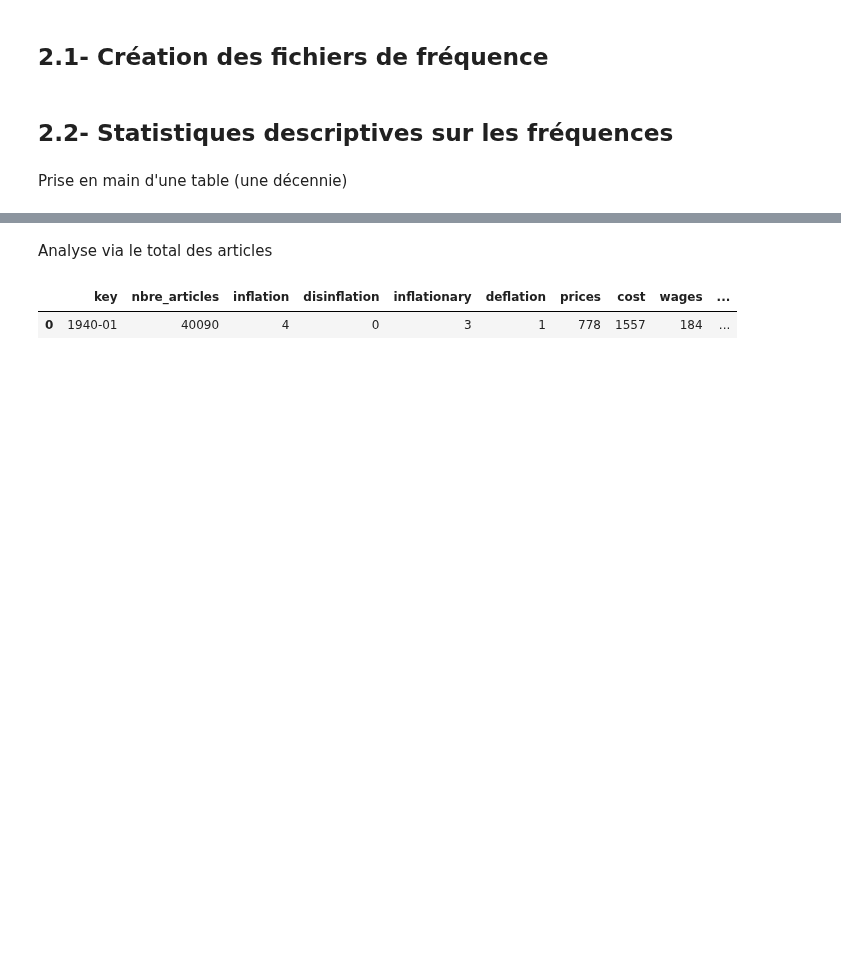
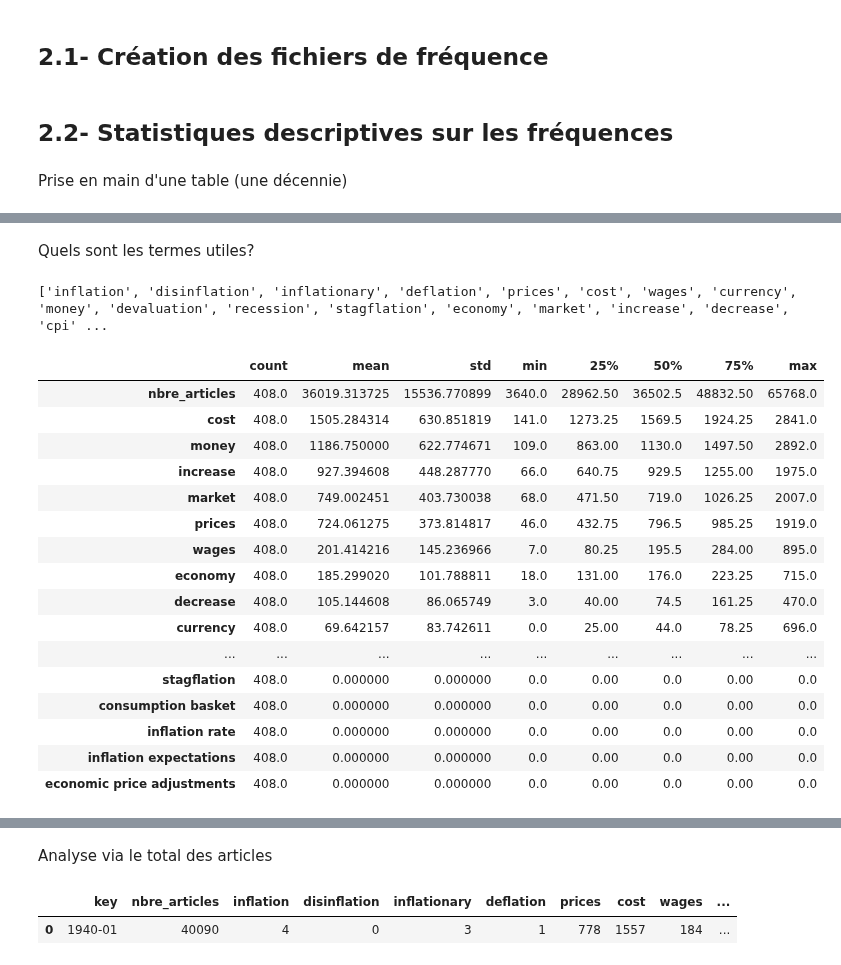
Before and after one commit to Rapamel/ProjetPythonDatascience, a Jupyter notebook: Main_Inflation.ipynb, the cells around one changed output, grey strips where cells are left out. Saved outputs shown, nothing was run; the diff lists cells and outputs as text; code cells hidden in the pictures; blank space fills up the shorter version.

```diff
--- a/Main_Inflation.ipynb
+++ b/Main_Inflation.ipynb
@@ -369,7 +369,7 @@ figure (
 ## 2.2- Statistiques descriptives sur les fréquences
 # %%
 # Récupération des données: voir si adaptation une fois les emrges effectués
-dates=["1940_1949","1950_1959","1960_1963"]
+dates=["1930_1939","1940_1949","1950_1959","1960_1963"]
 
 df = {}
 
@@ -470,0 +418,33 @@ Total variance explained by 2 components: 0.33307282904205965
+# %% [markdown]
+Quels sont les termes utiles?
+# %%
+#Création d'une liste des colonnes contenant la fréquence des expressions relatives à l'Main_Inflation.ipynb
+autres=["key","nbre_articles"]
+inf_words=[col for col in freq_tot.columns if col not in autres]
+print(inf_words)
+# %% [output]
+['inflation', 'disinflation', 'inflationary', 'deflation', 'prices', 'cost', 'wages', 'currency', 'money', 'devaluation', 'recession', 'stagflation', 'economy', 'market', 'increase', 'decrease', 'cpi' ...
+# %%
+pd.set_option('display.max_columns', None)
+desc=freq_tot.describe()
+desc_transposed = desc.transpose()
+desc_sorted = desc_transposed.sort_values(by="mean", ascending=False)
+desc_sorted
+# %% [output]
+|  | count | mean | std | min | 25% | 50% | 75% | max |
+| nbre_articles | 408.0 | 36019.313725 | 15536.770899 | 3640.0 | 28962.50 | 36502.5 | 48832.50 | 65768.0 |
+| cost | 408.0 | 1505.284314 | 630.851819 | 141.0 | 1273.25 | 1569.5 | 1924.25 | 2841.0 |
+| money | 408.0 | 1186.750000 | 622.774671 | 109.0 | 863.00 | 1130.0 | 1497.50 | 2892.0 |
+| increase | 408.0 | 927.394608 | 448.287770 | 66.0 | 640.75 | 929.5 | 1255.00 | 1975.0 |
+| market | 408.0 | 749.002451 | 403.730038 | 68.0 | 471.50 | 719.0 | 1026.25 | 2007.0 |
+| prices | 408.0 | 724.061275 | 373.814817 | 46.0 | 432.75 | 796.5 | 985.25 | 1919.0 |
+| wages | 408.0 | 201.414216 | 145.236966 | 7.0 | 80.25 | 195.5 | 284.00 | 895.0 |
+| economy | 408.0 | 185.299020 | 101.788811 | 18.0 | 131.00 | 176.0 | 223.25 | 715.0 |
+| decrease | 408.0 | 105.144608 | 86.065749 | 3.0 | 40.00 | 74.5 | 161.25 | 470.0 |
+| currency | 408.0 | 69.642157 | 83.742611 | 0.0 | 25.00 | 44.0 | 78.25 | 696.0 |
+| ... | ... | ... | ... | ... | ... | ... | ... | ... |
+| stagflation | 408.0 | 0.000000 | 0.000000 | 0.0 | 0.00 | 0.0 | 0.00 | 0.0 |
+| consumption basket | 408.0 | 0.000000 | 0.000000 | 0.0 | 0.00 | 0.0 | 0.00 | 0.0 |
+| inflation rate | 408.0 | 0.000000 | 0.000000 | 0.0 | 0.00 | 0.0 | 0.00 | 0.0 |
+| inflation expectations | 408.0 | 0.000000 | 0.000000 | 0.0 | 0.00 | 0.0 | 0.00 | 0.0 |
+| economic price adjustments | 408.0 | 0.000000 | 0.000000 | 0.0 | 0.00 | 0.0 | 0.00 | 0.0 |
```
Also changed, not shown: parts of 37 cells of this notebook, 2 other files.
